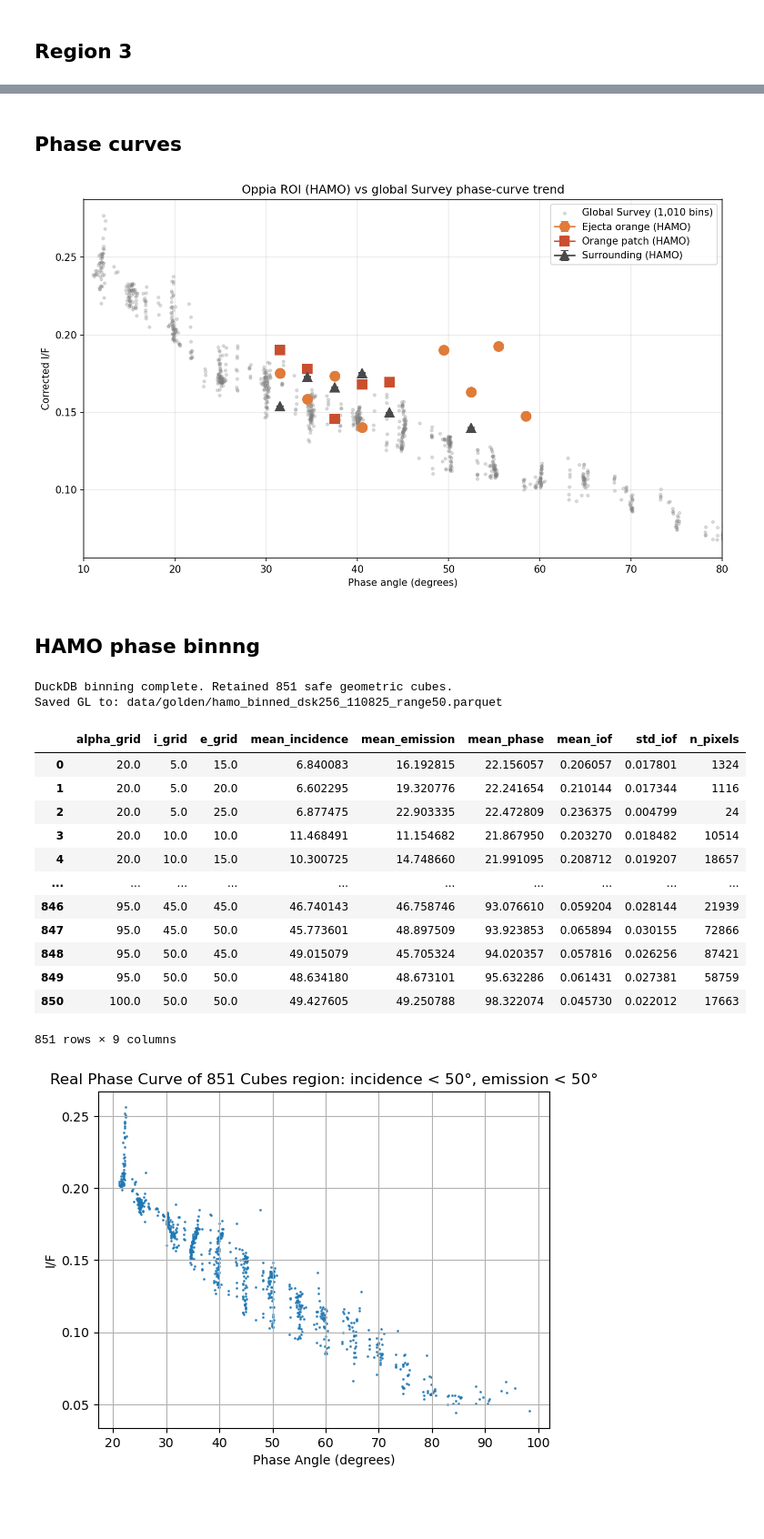
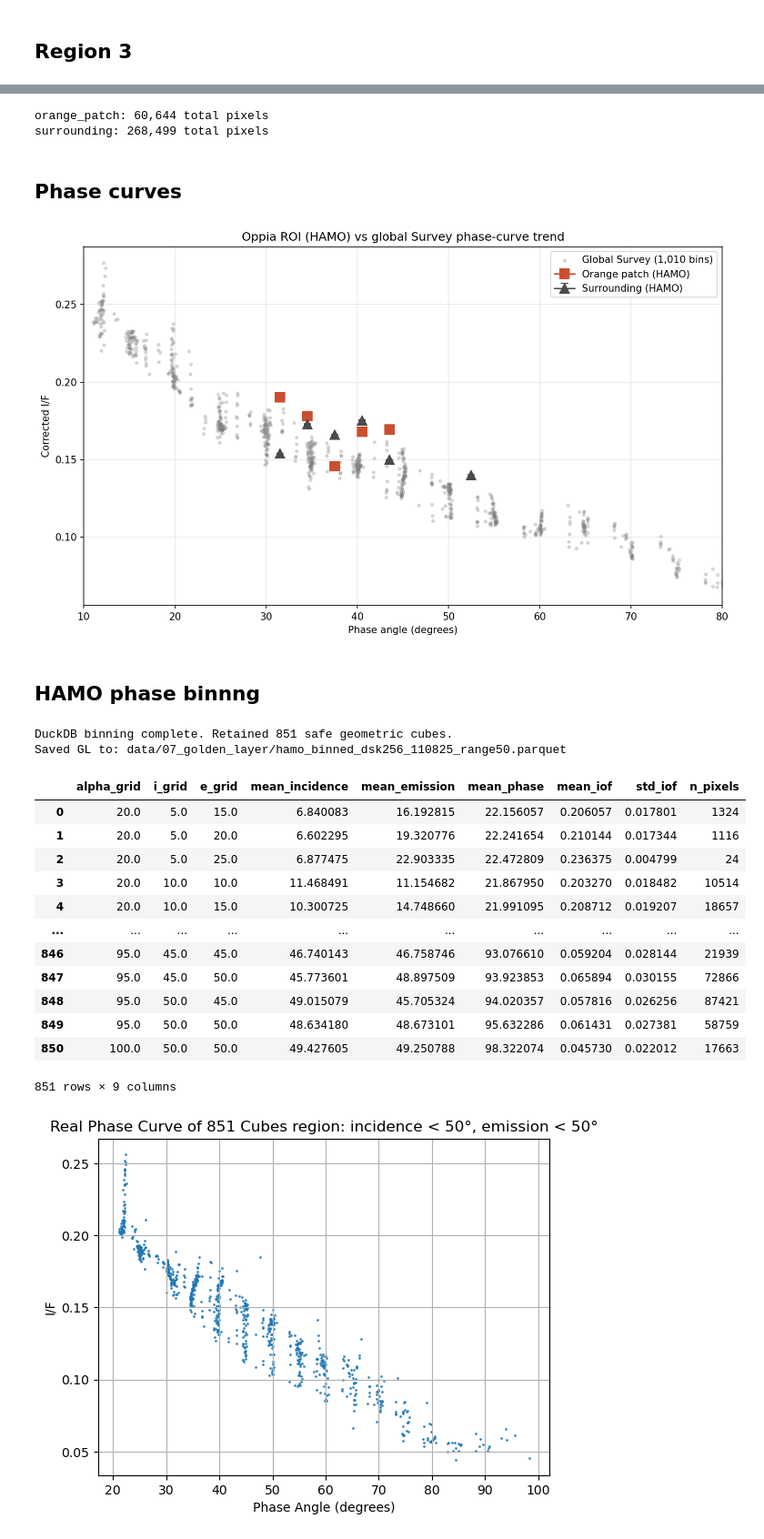
Before and after one commit to kaushikmastro/PhotometryPipeline, a Jupyter notebook: notebooks/HAMO_QGIS_photocorrection_vesta.ipynb, the cells around one changed output, grey strips where cells are left out. Shown at 91% size. Drawn from its saved outputs; the diff is of its cells as text; code cells hidden in the pictures; blank space fills up the shorter version.

```diff
--- a/notebooks/HAMO_QGIS_photocorrection_vesta.ipynb
+++ b/notebooks/HAMO_QGIS_photocorrection_vesta.ipynb
@@ -154,13 +253,22 @@ vesta_user_crs = CRS.from_proj4(
 # %%
 def correct_and_export_region_wide(name, lon_min, lon_max, lat_min, lat_max,
                                      x_min, x_max, y_min, y_max,
-                                     parquet_path, out_path, grid_res_m=20):
+                                     parquet_path, out_path, grid_res_m=1000,
+                                     min_pixels_per_cell=3):
     out_path = Path(out_path)
     out_path.parent.mkdir(parents=True, exist_ok=True)
 
+    # rebuild CRS fresh every call — don't rely on a stale/shared variable
+    from rasterio.crs import CRS
+    vesta_crs_local = CRS.from_proj4(
+        "+proj=eqc +lat_ts=0 +lat_0=0 +lon_0=180 "
+        "+x_0=0 +y_0=0 +R=255000 +units=m +no_defs"
+    )
+    print(f"  CRS check: {vesta_crs_local.to_wkt()[:80]}...")
+
     df = duckdb.sql(f"""
         SELECT pixel_x, pixel_y, iof, incidence, emission, phase,
-               latitude, longitude
+               latitude, longitude, image_id
         FROM read_parquet('{parquet_path}')
         WHERE longitude BETWEEN {lon_min} AND {lon_max}
           AND latitude  BETWEEN {lat_min} AND {lat_max}
@@ -174,6 +282,10 @@ def correct_and_export_region_wide(name, lon_min, lon_max, lat_min, lat_max,
     print(f"{name}: {len(df):,} pixels, "
           f"phase {df['phase'].min():.1f}–{df['phase'].max():.1f}°"
           + (f", {n_images} images" if n_images else ""))
+
+    if len(df) < 100:
+        print(f"  WARNING: very low pixel count ({len(df)}) — "
+              f"check ROI bounds and filters before trusting output")
 
     geom = GeometryBatch(
         incidence=np.deg2rad(df['incidence'].to_numpy()),
@@ -195,7 +307,6 @@ def correct_and_export_region_wide(name, lon_min, lon_max, lat_min, lat_max,
                 np.cos(np.deg2rad((lat_min+lat_max)/2)) / grid_res_m)
     n_lat, n_lon = max(n_lat, 10), max(n_lon, 10)
 
-    from scipy.stats import binned_statistic_2d
     grid, _, _, _ = binned_statistic_2d(
         df['latitude'], df['longitude'], df['iof_corrected'],
         statistic='mean', bins=[n_lat, n_lon],
@@ -203,11 +314,26 @@ def correct_and_export_region_wide(name, lon_min, lon_max, lat_min, lat_max,
     )
     grid = np.flipud(grid)
 
+    grid_count, _, _, _ = binned_statistic_2d(
+        df['latitude'], df['longitude'], df['iof_corrected'],
+        statistic='count', bins=[n_lat, n_lon],
+        range=[[lat_min, lat_max], [lon_min, lon_max]]
+    )
+    grid_count = np.flipud(grid_count)
+    grid[grid_count < min_pixels_per_cell] = np.nan
+
+    n_valid = np.sum(~np.isnan(grid))
+    n_total = grid.size
+    print(f"  Grid: {n_lat}x{n_lon} cells, "
+          f"{n_valid:,}/{n_total:,} populated "
+          f"({n_valid/n_total*100:.1f}%)")
+
     transform = from_bounds(x_min, y_min, x_max, y_max, n_lon, n_lat)
+
     with rasterio.open(
         out_path, "w", driver="GTiff",
         height=n_lat, width=n_lon, count=1,
-        dtype="float32", crs=vesta_user_crs, transform=transform,
+        dtype="float32", crs=vesta_crs_local, transform=transform,
         nodata=np.nan
     ) as dst:
         dst.write(grid.astype("float32"), 1)
@@ -243,7 +376,9 @@ r2_df, r2_grid = correct_and_export_region_wide(
     lat_max=roi_bounds['oppia_orange_patch']['lat_max'],
     x_min=607769.687, x_max=616735.906,
     y_min=2542.672, y_max=8419.181,
+    grid_res_m = 3000,
     parquet_path=str(parquet_path_hamo_dsk256_110825),
     out_path="results_tif/roi_oppia_orange_patch_hamo.tif"
+
 )
 # %% [output]
@@ -260,6 +397,7 @@ r3_df, r3_grid = correct_and_export_region_wide(
     lat_max=roi_bounds['oppia_surrounding']['lat_max'],
     x_min=630548.731, x_max=648238.839,
     y_min=1331.021, y_max=12599.377,
+    grid_res_m = 4000,
     parquet_path=str(parquet_path_hamo_dsk256_110825),
     out_path="results_tif/roi_oppia_surrounding_hamo.tif"
 )
@@ -269,3 +437,9 @@ oppia_surrounding: 268,499 pixels, phase 30.8–52.5°
+# %%
+print(f"orange_patch: {len(r2_df):,} total pixels")
+print(f"surrounding: {len(r3_df):,} total pixels")
+# %% [output]
+orange_patch: 60,644 total pixels
+surrounding: 268,499 total pixels
 # %% [markdown]
 ## Phase curves
 # %%
@@ -279,38 +453,38 @@ ax.scatter(global_phase, global_iof, s=8, alpha=0.25, color='gray',
            label='Global Survey (1,010 bins)')
 
 regions_hamo = [
-    ("Ejecta orange (HAMO)", r1_df, '#e07b39', 'o'),
+    #("Ejecta orange (HAMO)", r1_df, '#e07b39', 'o'),
     ("Orange patch (HAMO)",  r2_df, '#c94f2f', 's'),
     ("Surrounding (HAMO)",   r3_df, '#4a4a4a', '^'),
 ]
 
 for name, df, color, marker in regions_hamo:
     bins = np.arange(df['phase'].min()//3*3, df['phase'].max()+3, 3)
     first = True
     for b in bins[:-1]:
         mask = (df['phase'] >= b) & (df['phase'] < b+3)
         if mask.sum() < 5:
             continue
         mean_iof = df.loc[mask, 'iof_corrected'].mean()
         se = df.loc[mask, 'iof_corrected'].std() / np.sqrt(mask.sum())
         phase_c = b + 1.5
         ax.errorbar(phase_c, mean_iof, yerr=se, marker=marker, ms=10,
                     color=color, capsize=4, elinewidth=1.5,
                     label=name if first else None)
         first = False
 
 ax.set_xlim(10, 80)
 
 ax.set_xlabel('Phase angle (degrees)')
 ax.set_ylabel('Corrected I/F')
 ax.set_title('Oppia ROI (HAMO) vs global Survey phase-curve trend')
 ax.legend()
 ax.grid(alpha=0.3)
 plt.tight_layout()
 #plt.savefig('results/oppia_roi_hamo_vs_global_overlay.png', dpi=150)
 plt.show()
 # %% [output]
-[figure, old version]
+[figure, new version]
 # %% [markdown]
 ## HAMO phase binnng
 # %%
@@ -321,7 +495,7 @@ duckdb.sql("PRAGMA memory_limit='28GB';")
 
 # Paths
 
-golden_path = Path("data/golden/hamo_binned_dsk256_110825_range50.parquet")
+golden_path = Path("data/07_golden_layer/hamo_binned_dsk256_110825_range50.parquet")
 golden_path.parent.mkdir(parents=True, exist_ok=True)
 
 
@@ -396,7 +570,7 @@ print(f"Saved GL to: {golden_path}")
 display(df_binned_hamo_dsk256_lt50)
 # %% [output]
 DuckDB binning complete. Retained 851 safe geometric cubes.
-Saved GL to: data/golden/hamo_binned_dsk256_110825_range50.parquet
+Saved GL to: data/07_golden_layer/hamo_binned_dsk256_110825_range50.parquet
 |  | alpha_grid | i_grid | e_grid | mean_incidence | mean_emission | mean_phase | mean_iof | std_iof | n_pixels |
 | 0 | 20.0 | 5.0 | 15.0 | 6.840083 | 16.192815 | 22.156057 | 0.206057 | 0.017801 | 1324 |
 | 1 | 20.0 | 5.0 | 20.0 | 6.602295 | 19.320776 | 22.241654 | 0.210144 | 0.017344 | 1116 |
```
Also changed, not shown: parts of 18 cells of this notebook, 9 other files.
